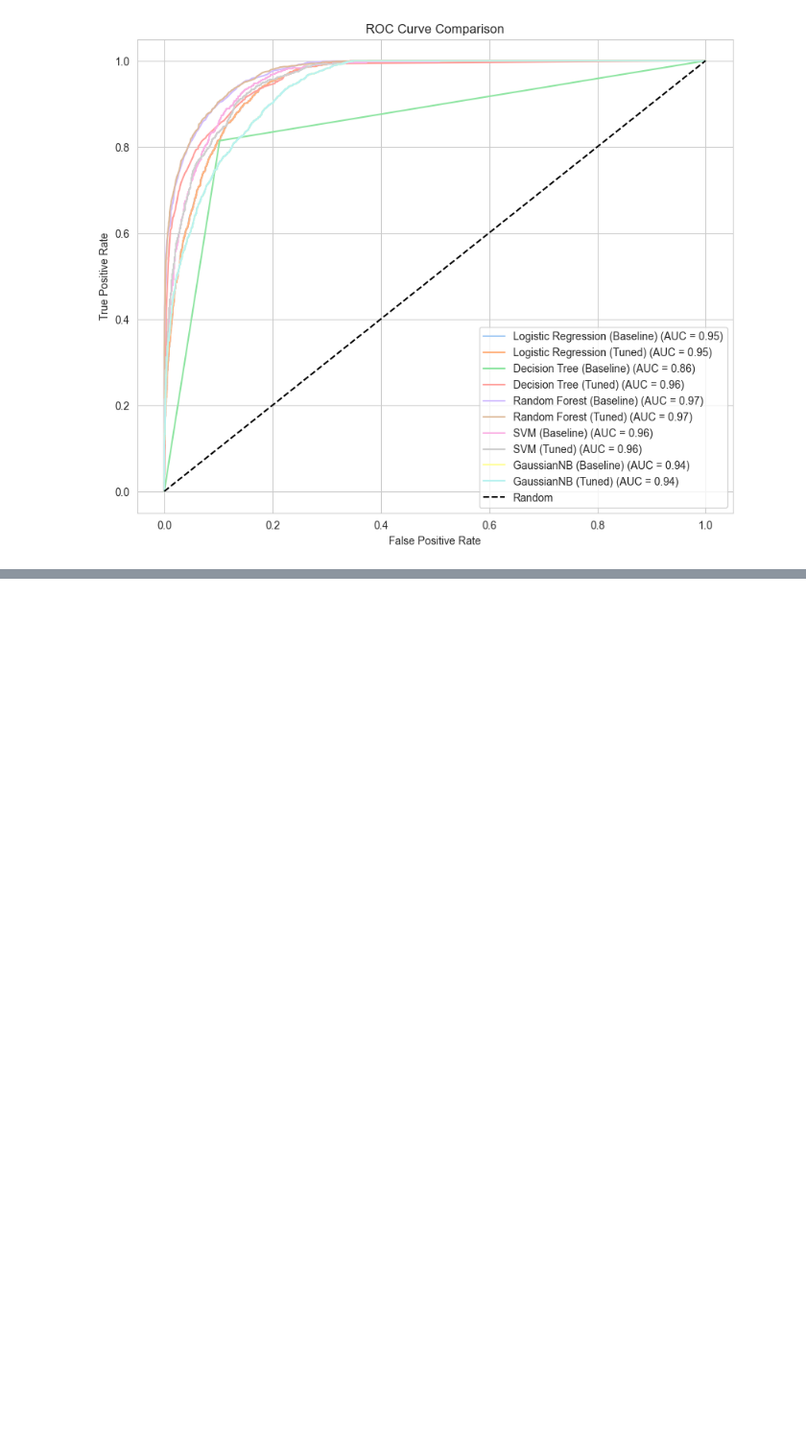
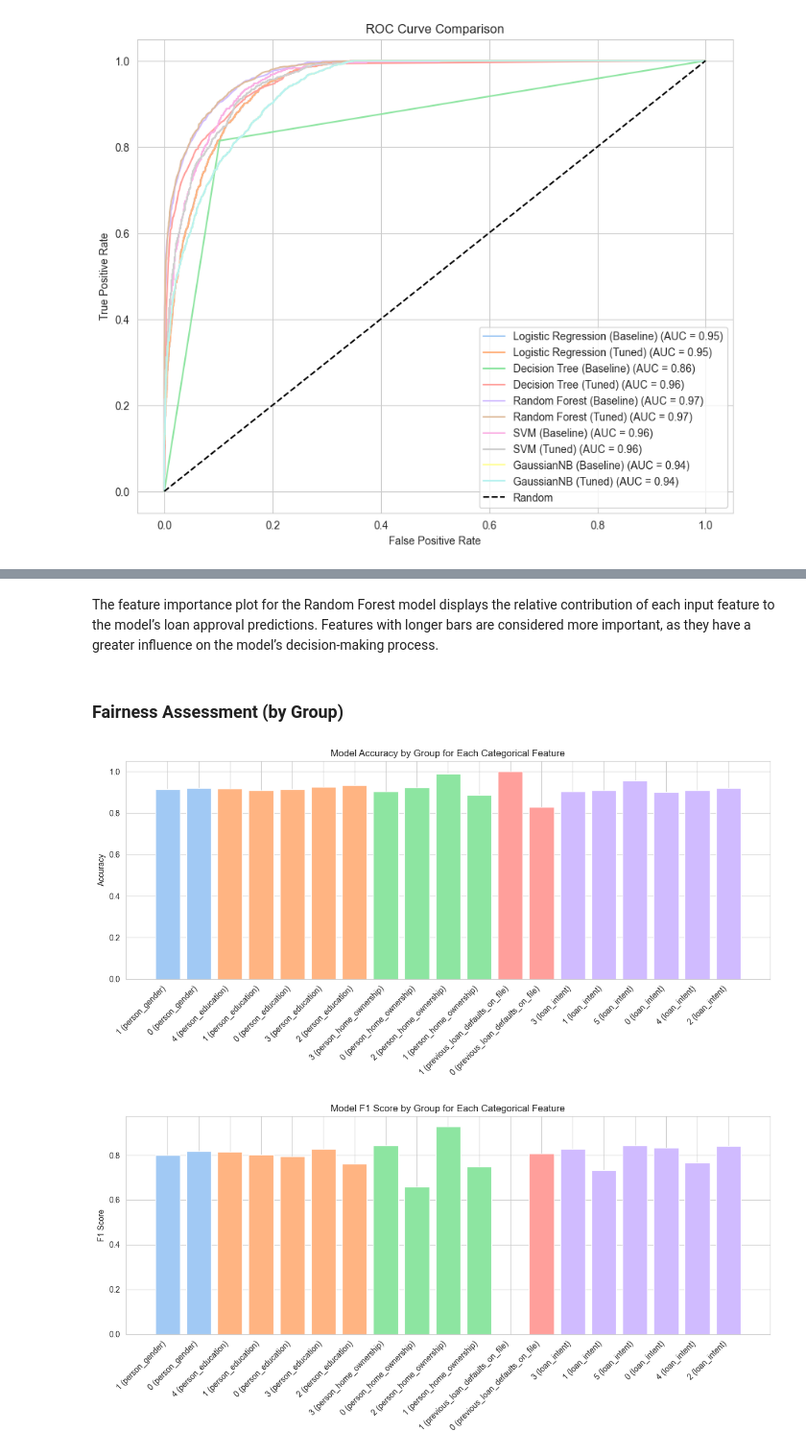
Before and after one commit to keanteng/wqd7012-assignment-1, a Jupyter notebook: code.ipynb, the cells around one changed output, grey strips where cells are left out. Shown at 96% size. Saved outputs shown, nothing was run; the diff lists cells and outputs as text; code cells hidden in the pictures; blank space fills up the shorter version.

```diff
--- a/code.ipynb
+++ b/code.ipynb
@@ -1070,0 +1111,55 @@ plt.show()
+# %% [markdown]
+The feature importance plot for the Random Forest model displays the relative contribution of each input feature to the model’s loan approval predictions. Features with longer bars are considered more important, as they have a greater influence on the model’s decision-making process.
+# %% [markdown]
+### Fairness Assessment (by Group)
+# %%
+# Fairness assessment for categorical features
+# List of categorical features to assess fairness
+categorical_features = ["person_gender", "person_education", "person_home_ownership",
+                        "previous_loan_defaults_on_file", "loan_intent"]
+
+# Store results
+fairness_results = []
+
+for feature in categorical_features:
+    for value in X_test[feature].unique():
+        idx = X_test[feature] == value
+        y_true = y_test[idx]
+        y_pred = rfc_tuned.predict(X_test[idx])
+        acc = accuracy_score(y_true, y_pred)
+        f1 = f1_score(y_true, y_pred, zero_division=0)
+        fairness_results.append({
+            "Feature": feature,
+            "Group": value,
+            "Accuracy": acc,
+            "F1 Score": f1,
+            "Count": len(y_true)
+        })
+
+# Convert to DataFrame
+fairness_df = pd.DataFrame(fairness_results)
+
+# Visualize: Accuracy by group for each feature
+plt.figure(figsize=(12, 6))
+for feature in categorical_features:
+    subset = fairness_df[fairness_df["Feature"] == feature]
+    plt.bar(subset["Group"].astype(str) + f" ({feature})", subset["Accuracy"], label=feature)
+plt.xticks(rotation=45, ha='right')
+plt.ylabel("Accuracy")
+plt.title("Model Accuracy by Group for Each Categorical Feature")
+plt.tight_layout()
+plt.show()
+
+# Visualize: F1 Score by group for each feature
+plt.figure(figsize=(12, 6))
+for feature in categorical_features:
+    subset = fairness_df[fairness_df["Feature"] == feature]
+    plt.bar(subset["Group"].astype(str) + f" ({feature})", subset["F1 Score"], label=feature)
+plt.xticks(rotation=45, ha='right')
+plt.ylabel("F1 Score")
+plt.title("Model F1 Score by Group for Each Categorical Feature")
+plt.tight_layout()
+plt.show()
+# %% [output]
+[figure, added]
+[figure, added]
```
Also changed, not shown: parts of 5 cells of this notebook.
